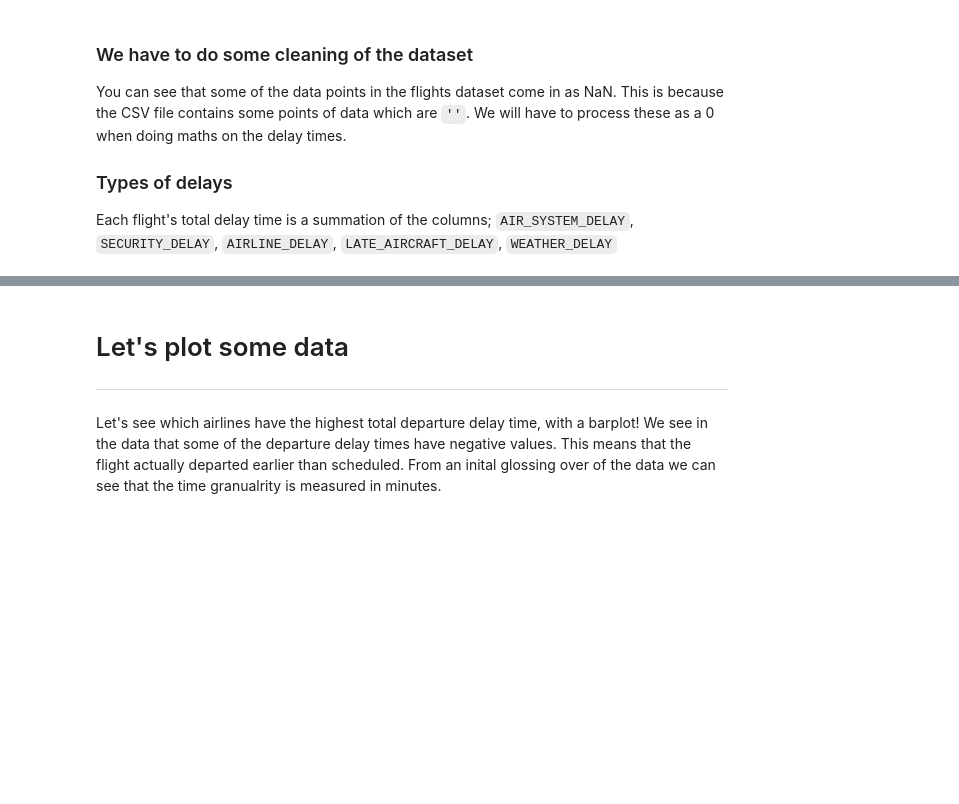
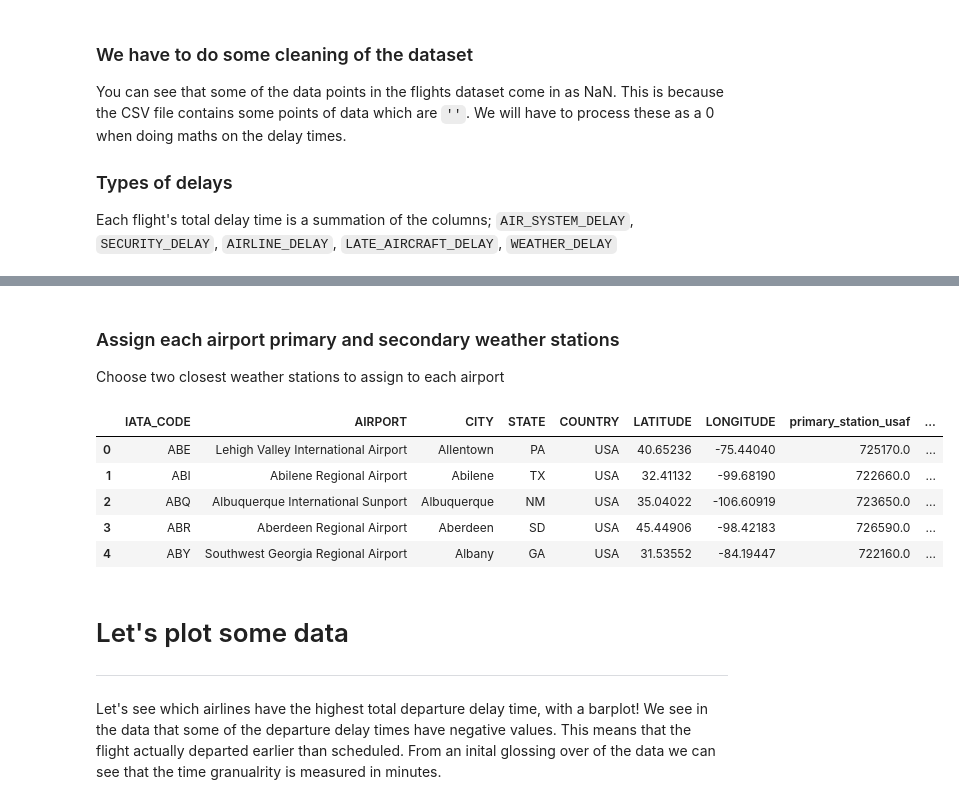
Before and after one commit to UNCG-CSE/Volag, a Jupyter notebook: src/init_analysis.ipynb, the cells around one changed output, grey strips where cells are left out. Cells and saved outputs as stored; diff of their text form; code cells hidden in the pictures; blank space fills up the shorter version.

```diff
--- a/src/init_analysis.ipynb
+++ b/src/init_analysis.ipynb
@@ -59,0 +75,2 @@ Each flight's total delay time is a summation of the columns;
+# %%
+airports_df = airports_df[np.isfinite(airports_df['LONGITUDE'])]
@@ -60,3 +91,30 @@ Each flight's total delay time is a summation of the columns;
+# %% [markdown]
+### Assign each airport primary and secondary weather stations
+Choose two closest weather stations to assign to each airport
+# %%
+for index, row in airports_df.iterrows():
+    first = stations_df.iloc[0]
+    first_dist = vincenty((row['LATITUDE'], row['LONGITUDE']), (first['lat'], first['lon'])).miles
+    second = stations_df.iloc[1]
+    second_dist = vincenty((row['LATITUDE'], row['LONGITUDE']), (second['lat'], second['lon'])).miles
+    if second_dist < first_dist:
+        first, first_dist, second, second_dist = second, second_dist, first, first_dist
+    for i in range(2, len(stations_df['usaf'])):
+        dist = vincenty((row['LATITUDE'], row['LONGITUDE']), (stations_df.iloc[i]['lat'], stations_df.iloc[i]['lon'])).miles
+        if dist < second_dist:
+            if dist < first_dist:
+                first, first_dist, second, second_dist = stations_df.iloc[i], dist, first, first_dist
+            else:
+                second, second_dist = stations_df.iloc[i], dist
+    airports_df.loc[index, 'primary_station_usaf'], airports_df.loc[index, 'primary_station_wban'], airports_df.loc[index, 'secondary_station_usaf'], airports_df.loc[index, 'secondary_station_wban'] = first['usaf'], first['wban'], second['usaf'], second['wban']
+airports_df.head()
+# %% [output]
+|  | IATA_CODE | AIRPORT | CITY | STATE | COUNTRY | LATITUDE | LONGITUDE | primary_station_usaf | ... |
+| 0 | ABE | Lehigh Valley International Airport | Allentown | PA | USA | 40.65236 | -75.44040 | 725170.0 | ... |
+| 1 | ABI | Abilene Regional Airport | Abilene | TX | USA | 32.41132 | -99.68190 | 722660.0 | ... |
+| 2 | ABQ | Albuquerque International Sunport | Albuquerque | NM | USA | 35.04022 | -106.60919 | 723650.0 | ... |
+| 3 | ABR | Aberdeen Regional Airport | Aberdeen | SD | USA | 45.44906 | -98.42183 | 726590.0 | ... |
+| 4 | ABY | Southwest Georgia Regional Airport | Albany | GA | USA | 31.53552 | -84.19447 | 722160.0 | ... |
 # %% [markdown]
 # Let's plot some data
 ---
```
Also changed, not shown: parts of 6 cells of this notebook, 3 other files.
